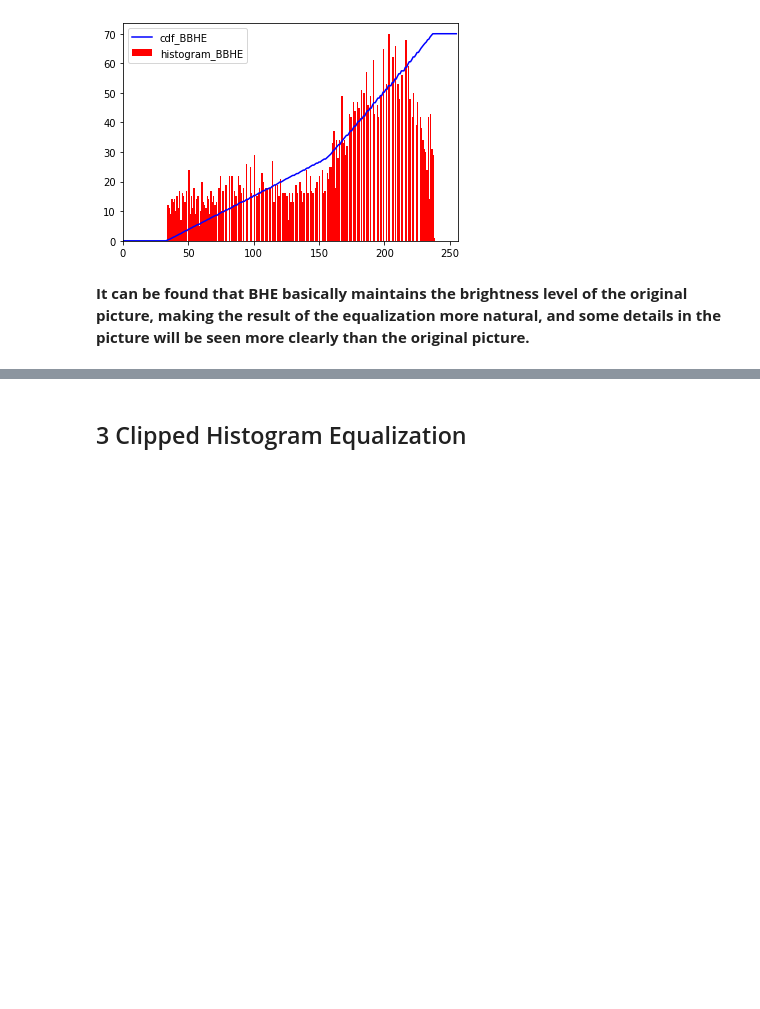
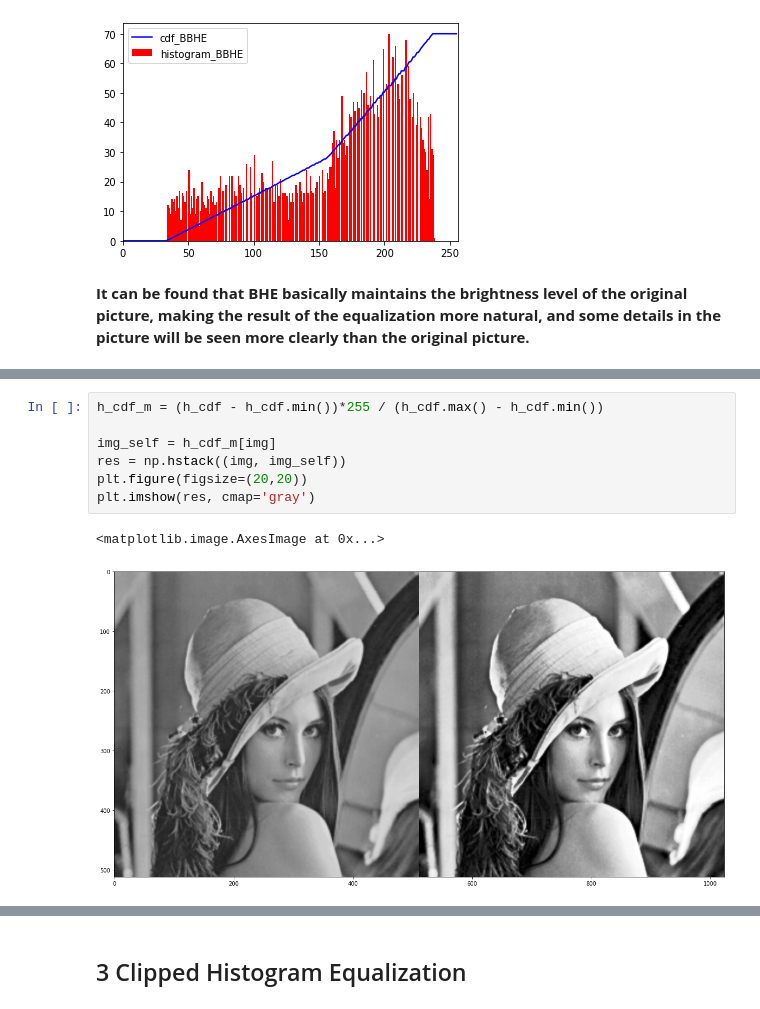
Before and after one commit to JialinKang/endoscope_PyQt5, a Jupyter notebook: tutorial/Histogram Equalization Techniques in Image Enhancement.ipynb, the cells around one changed output, grey strips where cells are left out. Drawn from its saved outputs; the diff is of its cells as text; blank space fills up the shorter version.

```diff
--- a/tutorial/Histogram Equalization Techniques in Image Enhancement.ipynb
+++ b/tutorial/Histogram Equalization Techniques in Image Enhancement.ipynb
@@ -135,0 +157,10 @@ plt.show()
+# %%
+h_cdf_m = (h_cdf - h_cdf.min())*255 / (h_cdf.max() - h_cdf.min())
+
+img_self = h_cdf_m[img]
+res = np.hstack((img, img_self))
+plt.figure(figsize=(20,20))
+plt.imshow(res, cmap='gray')
+# %% [output]
+<matplotlib.image.AxesImage at 0x...>
+[figure, added]
```
Also changed, not shown: parts of 11 cells of this notebook, 1 other file.
